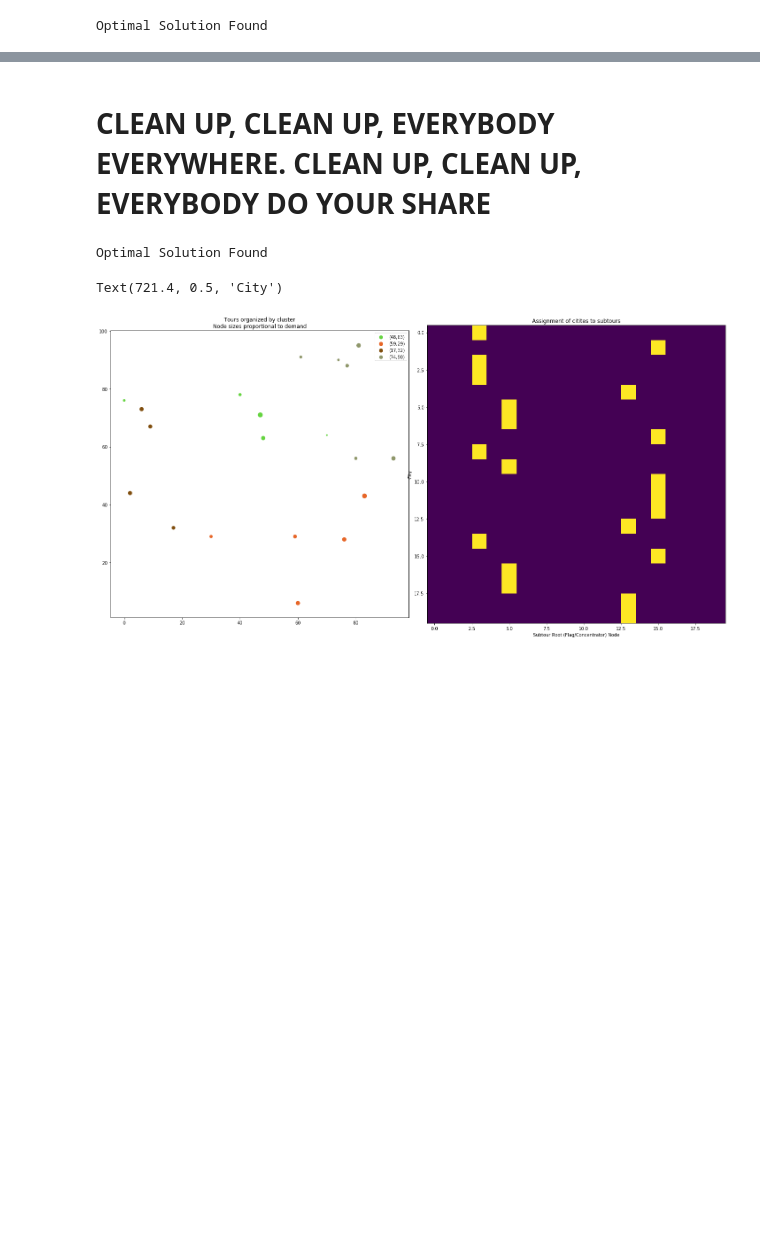
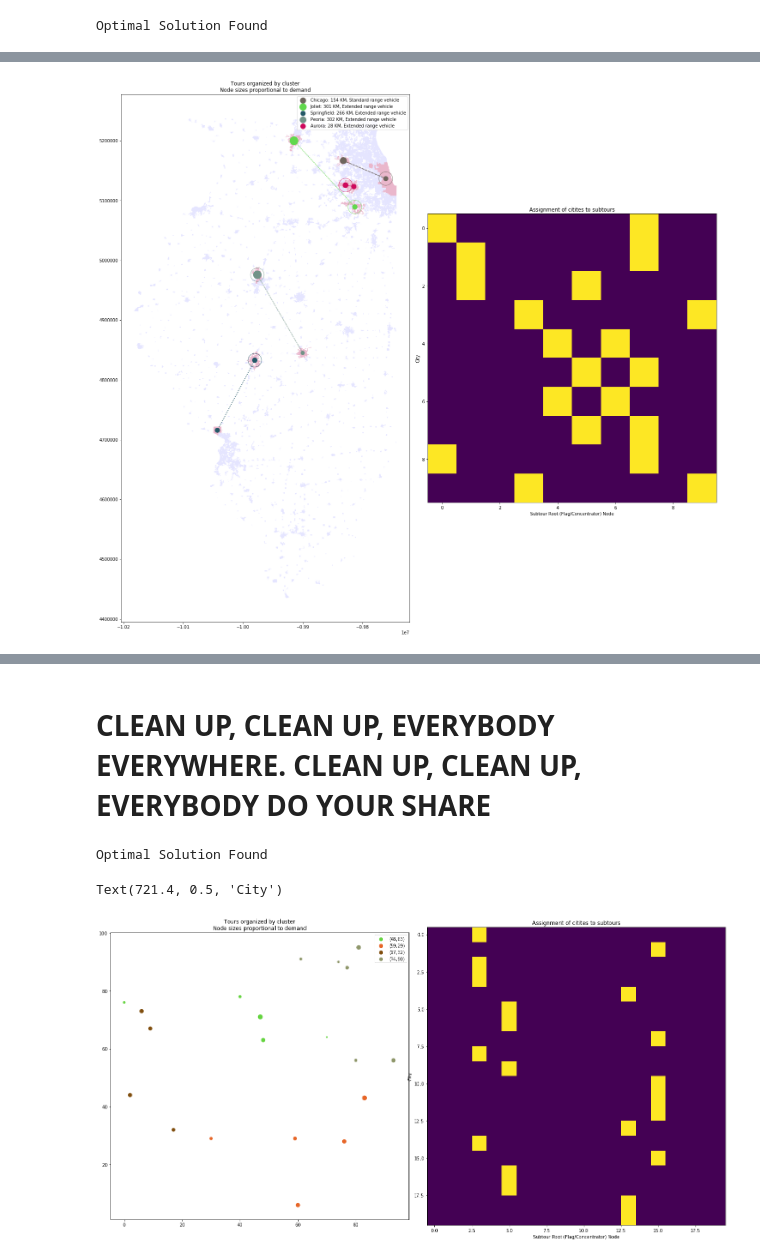
Before and after one commit to noahgarfinkle/ReservoirRegressionTrees, a Jupyter notebook: GroupProject.ipynb, the cells around one changed output, grey strips where cells are left out. Saved outputs shown, nothing was run; the diff lists cells and outputs as text; code cells hidden in the pictures; blank space fills up the shorter version.

Commit message:
added in range constraints

```diff
--- a/GroupProject.ipynb
+++ b/GroupProject.ipynb
@@ -74,7 +74,7 @@ def buildDistanceMatrix_Euclidean(cities):
             distances[j,i] = row.geometry.distance(row2.geometry)
     return distances
 # %%
-def assignFacilitiesAndCluster(cities,M = 100,Rvz=[100000,200000],alpha=75.0,truckCapacity = 80000):
+def assignFacilitiesAndCluster(cities,M = 100,Rvz=[100000,200000],truckCapacityZ = [40000,80000],alpha=75.0,truckCapacity = 80000,fractionTruckRangeAllowed=0.8,nFacility=1):
     solver_instance = pywraplp.Solver.CBC_MIXED_INTEGER_PROGRAMMING
     distances = buildDistanceMatrix_Euclidean(cities)
     cij = distances
@@ -87,19 +87,21 @@ def assignFacilitiesAndCluster(cities,M = 100,Rvz=[100000,200000],alpha=75.0,tru
     fiz = facilityCost = cities[["Facility One Cost","Facility Two Cost"]].as_matrix()
     zRange = len(Rvz)
     model = pywraplp.Solver("Capacitated Fixed Charge", solver_instance)
+#     model.parameters.max_time_in_seconds = 60.0 * 5
 
     xij = {(i,j): model.IntVar(0,1, 'x[%i,%i]' % (i,j)) for i in range_customers for j in range_facilityCandidates} # which facility is served by which
     yjz = {(j,z): model.IntVar(0,1, 'y[%i,%i]' % (j,z)) for j in range_facilityCandidates for z in range(zRange)} # charging station location decision/ concentrator
 
     obj = [alpha * (cij[0,j]+cij[i,j]+cij[i,0]) * xij[i,j] + alpha*2*cij[0,j]*yjz[j,z] + fiz[i,z] * yjz[j,z] for i in range_customers for j in range_facilityCandidates for z in range(zRange)]
+#     obj = [alpha * (cij[0,j]+cij[i,j]+cij[i,0]) * xij[i,j] + fiz[i,z] * yjz[j,z] for i in range_customers for j in range_facilityCandidates for z in range(zRange)]
 
     # Service Constraint
     for i in range_customers:
-        model.Add(model.Sum([xij[i,j] for j in range_facilityCandidates]) == 1)
+        model.Add(model.Sum([xij[i,j] for j in range_facilityCandidates]) == nFacility)
 
     # Capacity Constraint
     for j in range_facilityCandidates:
-        model.Add(model.Sum([demands[i] * xij[i,j] for i in range_facilityCandidates]) <= truckCapacity)
+        model.Add(model.Sum([demands[i] * xij[i,j] for i in range_facilityCandidates]) <= model.Sum([truckCapacityZ[z]*yjz[j,z] for z in range(zRange)]))
 
     # Assignment Constraint
     for i in range_customers:
@@ -112,7 +114,7 @@ def assignFacilitiesAndCluster(cities,M = 100,Rvz=[100000,200000],alpha=75.0,tru
 
     # Total tour length constraint
     for j in range_facilityCandidates:
-        model.Add(model.Sum([xij[i,j]*cij[i,j] for i in range_facilityCandidates]) <= model.Sum([yjz[j,z]*Rvz[z] for z in range(zRange)]))
+        model.Add(model.Sum([xij[i,j]*cij[i,j] for i in range_facilityCandidates]) <= model.Sum([yjz[j,z]*Rvz[z]*fractionTruckRangeAllowed for z in range(zRange)]))
 
     # Z limitation constraint
     for j in range_facilityCandidates:
@@ -250,5 +247,5 @@ illinois.sort_values("ALAND",ascending=False).reset_index()[0:40].centroid.plot(
 # %%
-nCities = 40
+nCities = 30
 facilityOneBaseCost = 100000
 facilityOneBaseSTD = 10000
 facilityTwoBaseCost = 1000000
@@ -278,6 +275,71 @@ for i,row in illinoisGeoms[0:nCities].iterrows():
 
 illinoisCities = gpd.GeoDataFrame({"x":xs,"y":ys,"demand":demands,"geometry":pts,"polygon":polygons,"City Index":cityIndices,"Facility One Cost":facilityOneCosts,"Facility Two Cost":facilityTwoCosts,"Name":cityNames})
 # %%
-model,yjz,xij,resultGDF,status = assignFacilitiesAndCluster(illinoisCities,M=20,Rvz=[100000,200000],alpha=10)
+model,yjz,xij,resultGDF,status = assignFacilitiesAndCluster(illinoisCities,M=20,Rvz=[100000,200000],alpha=10,fractionTruckRangeAllowed=0.5)
 # %% [output]
 Optimal Solution Found
+# %%
+# n = 2 facilities for redundancy model
+assignments = np.zeros((nCities,nCities))
+for k,v in xij.items():
+    i = k[0]
+    j = k[1]
+    assignments[i,j] = v.solution_value()
+cluster = []
+cluster2 = []
+for cityNodeID in range(nCities):
+    counter = 0
+
+    for rootNodeID in range(nCities):
+        lookup = assignments[cityNodeID,rootNodeID]
+        if lookup == 1:
+            if counter == 0:
+                cluster.append(rootNodeID)
+                counter += 1
+            else:
+                cluster2.append(rootNodeID)
+
+resultGDF["assignment"] = cluster
+resultGDF["assignment2"] = cluster2
+uniqueClusters = list(set(cluster))
+
+
+fig = plt.figure(figsize=(20,20))
+ax1 = fig.add_subplot(1,2,1)
+ax2 = fig.add_subplot(1,2,2)
+fig.tight_layout()
+
+illinois.plot(ax=ax1,color="blue",alpha=0.1)
+illinois.sort_values("ALAND",ascending=False).reset_index()[0:nCities].plot(ax=ax1,color="red",alpha=0.2)
+# illinois.sort_values("ALAND",ascending=False).reset_index()[0:40].centroid.plot(ax=ax1,color="white",marker='*')
+
+colors = ['#'+''.join([random.choice('0123456789ABCDEF') for j in range(6)]) for i in range(len(uniqueClusters))]
+for i in range(0,len(uniqueClusters)):
+    dfSubset = resultGDF[resultGDF["assignment"]==uniqueClusters[i]]
+    tour,tourLength = main(dfSubset)
+    if resultGDF.iloc[uniqueClusters[i]]["Status: Facility Type 0"]==1:
+        facilityType = 0
+        vehicleType = "Standard range"
+    else:
+        facilityType = 1
+        vehicleType = "Extended range"
+    label = f"({resultGDF.iloc[uniqueClusters[i]].x:,.0f},{resultGDF.iloc[uniqueClusters[i]].y:,.0f}): {tourLength/1000:,.0f} KM, Vehicle Type {facilityType}"
+    label = f"{resultGDF.iloc[uniqueClusters[i]].Name}: {tourLength/1000:,.0f} KM, {vehicleType} vehicle"
+    # plot the nodes
+    dfSubset.plot(ax=ax1,color=colors[i],markersize=dfSubset["demand"]/100,label=label)
+    # plot the tour
+    ls = "dashed"
+    if facilityType == 1:
+        ls = "dotted"
+    convertTourToPathDF(tour,resultGDF).plot(ax=ax1,colors=colors[i],ls=ls,alpha=0.75)
+    # plot the facilities
+    dfFacility = resultGDF[resultGDF["City Index"]==uniqueClusters[i]]
+    dfFacility.plot(ax=ax1,markersize=1000,marker="o",alpha=.75,facecolors='none', edgecolors=colors[i])
+ax1.set_title("Tours organized by cluster\nNode sizes proportional to demand")
+ax1.legend()
+# Plot assignments
+plt.imshow(assignments)
+ax2.set_title("Assignment of citites to subtours")
+ax2.set_xlabel("Subtour Root (Flag/Concentrator) Node")
+ax2.set_ylabel("City")
+# %% [output]
@@ -284,3 +366,4 @@ Optimal Solution Found
+[figure, added]
 # %%
 assignments = np.zeros((nCities,nCities))
 for k,v in xij.items():
```
Also changed, not shown: parts of 10 cells of this notebook.
